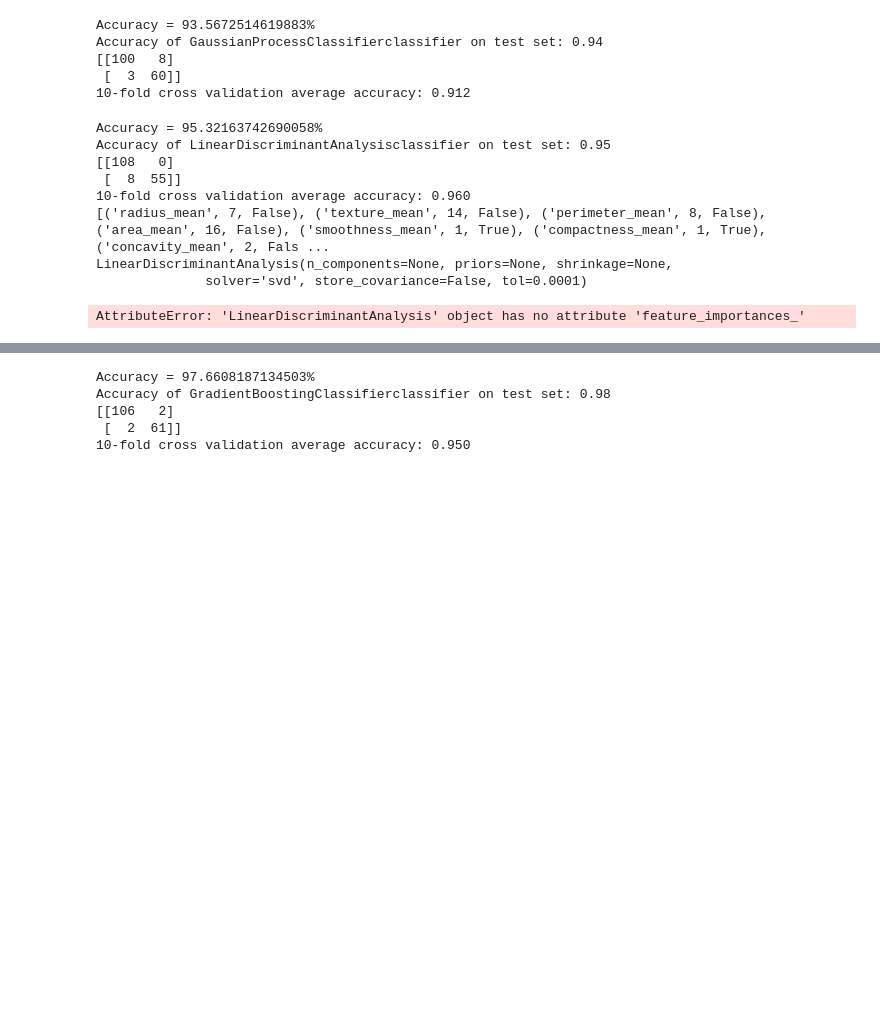
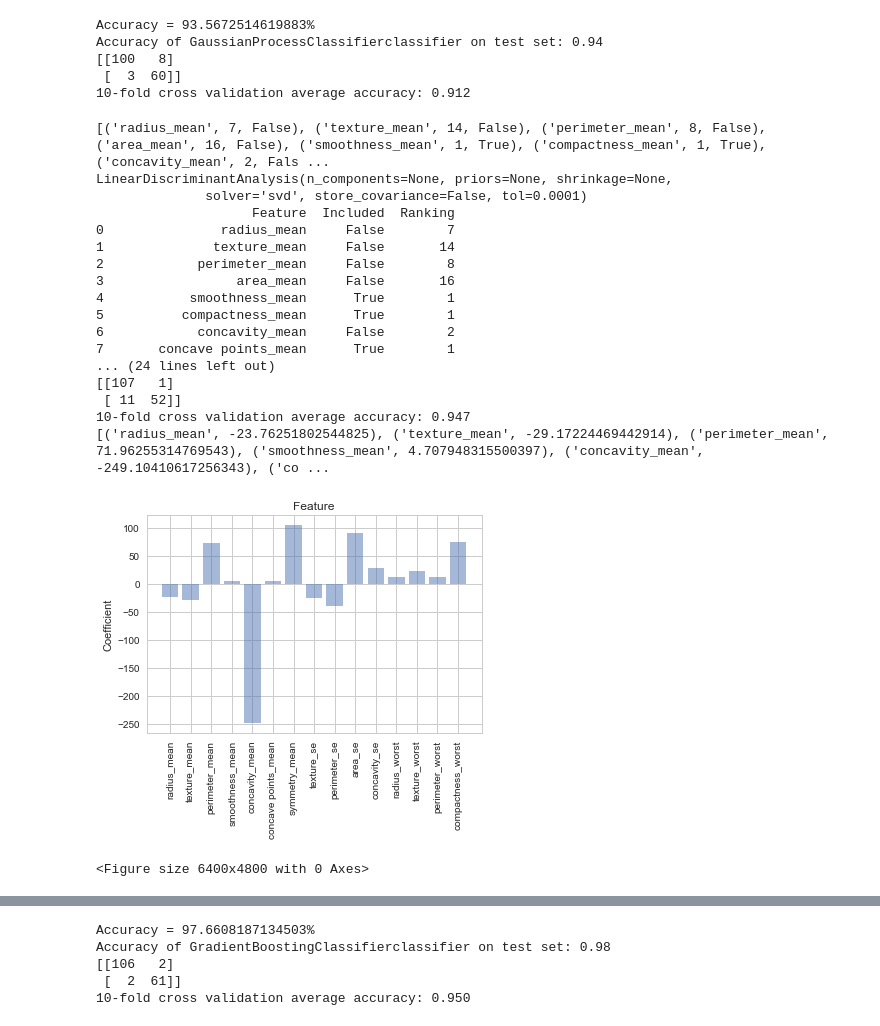
Before and after one commit to bekkblando/wisconsin_data, a Jupyter notebook: Testing.ipynb, the cells around one changed output, grey strips where cells are left out. Saved outputs shown, nothing was run; the diff lists cells and outputs as text; code cells hidden in the pictures; blank space fills up the shorter version.

Commit message:
feature selection for each one with coefficients or feature importance available

```diff
--- a/Testing.ipynb
+++ b/Testing.ipynb
@@ -419,25 +460,35 @@ Accuracy of GaussianProcessClassifierclassifier on test set: 0.94
 # %%
 from sklearn.discriminant_analysis import LinearDiscriminantAnalysis
 # Linear Discriminant Analysis
+X_train, X_test, y_train, y_test = get_train_test_data(LinearDiscriminantAnalysis())
 lda = LinearDiscriminantAnalysis()
 lda.fit(X_train, y_train)
 
 print_accuracy(lda.predict)
 
 gen_confusion(lda, X_test)
 gen_kfold(LinearDiscriminantAnalysis(), X_train, y_train)
-gen_rfe(LinearDiscriminantAnalysis())
-plot_coef_feature(lda.feature_importances_)
+plot_coef_feature(lda.coef_[0])
 # %% [output]
-Accuracy = 95.32163742690058%
-Accuracy of LinearDiscriminantAnalysisclassifier on test set: 0.95
-[[108   0]
- [  8  55]]
-10-fold cross validation average accuracy: 0.960
 [('radius_mean', 7, False), ('texture_mean', 14, False), ('perimeter_mean', 8, False), ('area_mean', 16, False), ('smoothness_mean', 1, True), ('compactness_mean', 1, True), ('concavity_mean', 2, Fals ...
 LinearDiscriminantAnalysis(n_components=None, priors=None, shrinkage=None,
               solver='svd', store_covariance=False, tol=0.0001)
+                    Feature  Included  Ranking
+0               radius_mean     False        7
+1              texture_mean     False       14
+2            perimeter_mean     False        8
+3                 area_mean     False       16
+4           smoothness_mean      True        1
+5          compactness_mean      True        1
+6            concavity_mean     False        2
+7       concave points_mean      True        1
+... (24 lines left out)
+[[107   1]
+ [ 11  52]]
+10-fold cross validation average accuracy: 0.947
+[('radius_mean', -23.76251802544825), ('texture_mean', -29.17224469442914), ('perimeter_mean', 71.96255314769543), ('smoothness_mean', 4.707948315500397), ('concavity_mean', -249.10410617256343), ('co ...
+[figure, added]
-AttributeError: 'LinearDiscriminantAnalysis' object has no attribute 'feature_importances_'
+<Figure size 6400x4800 with 0 Axes>
 # %%
 from sklearn.ensemble import ExtraTreesClassifier, GradientBoostingClassifier, AdaBoostClassifier
 # Extra Trees Classifier
```
Also changed, not shown: parts of 16 cells of this notebook.
